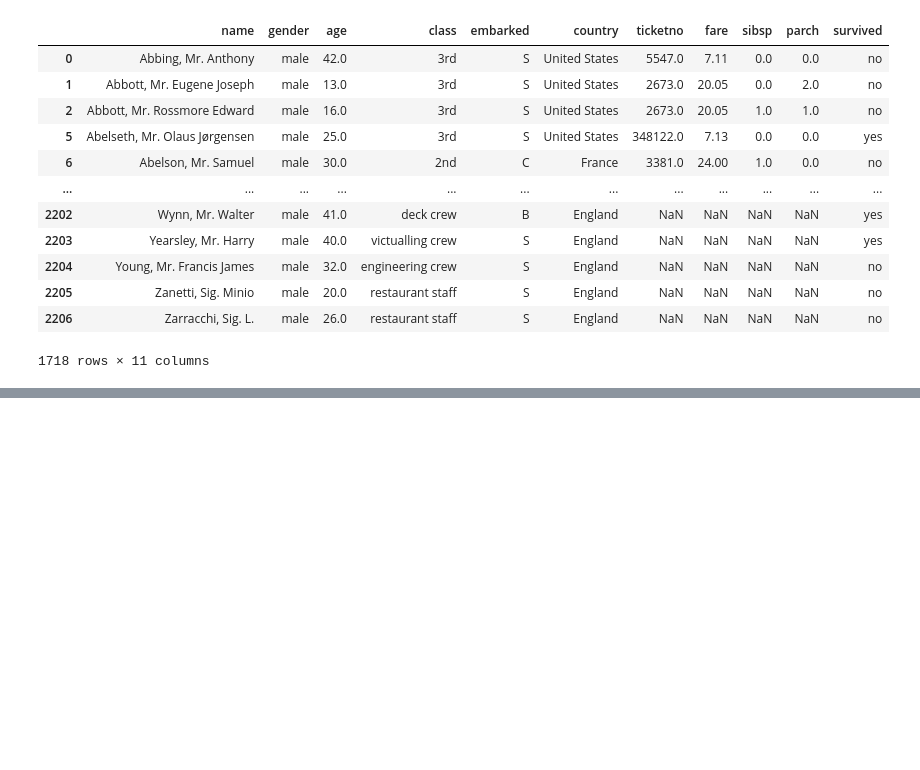
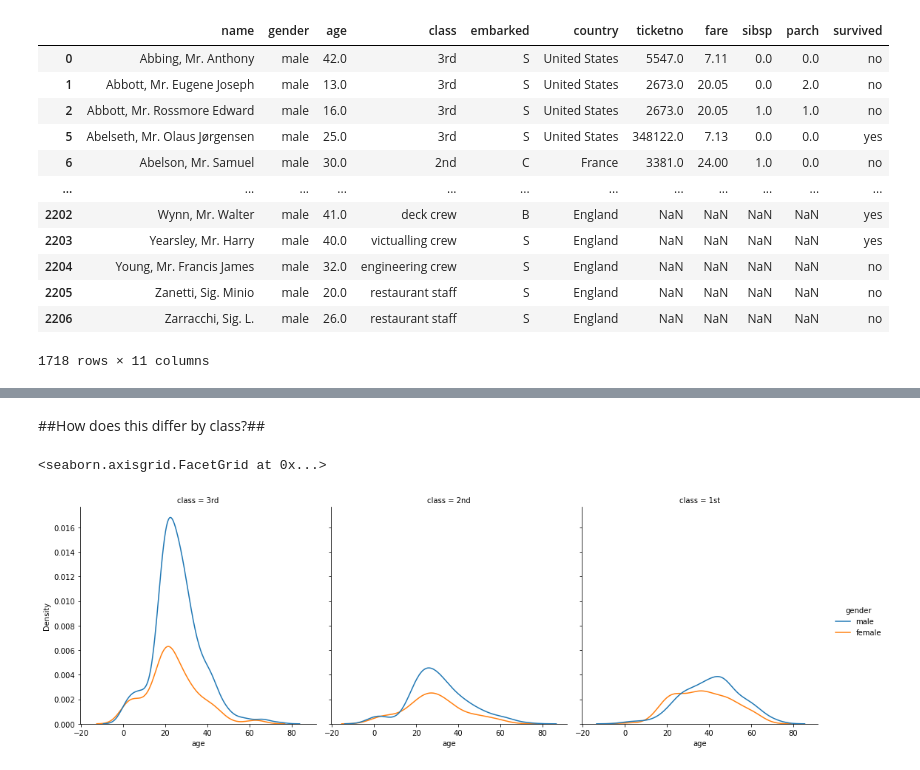
Before and after one commit to AH-Holland/Titanic_Ex, a Jupyter notebook: Titanic.ipynb, the cells around one changed output, grey strips where cells are left out. Saved outputs shown, nothing was run; the diff lists cells and outputs as text; code cells hidden in the pictures; blank space fills up the shorter version.

```diff
--- a/Titanic.ipynb
+++ b/Titanic.ipynb
@@ -89,0 +187,7 @@ Name: gender, Length: 2207, dtype: bool
+# %% [markdown]
+##How does this differ by class?##
+# %%
+sns.displot(data=RMS_pass,x="age",hue="gender",col="class",kind="kde")
+# %% [output]
+<seaborn.axisgrid.FacetGrid at 0x...>
+[figure, added]
```
Also changed, not shown: parts of 11 cells of this notebook.
